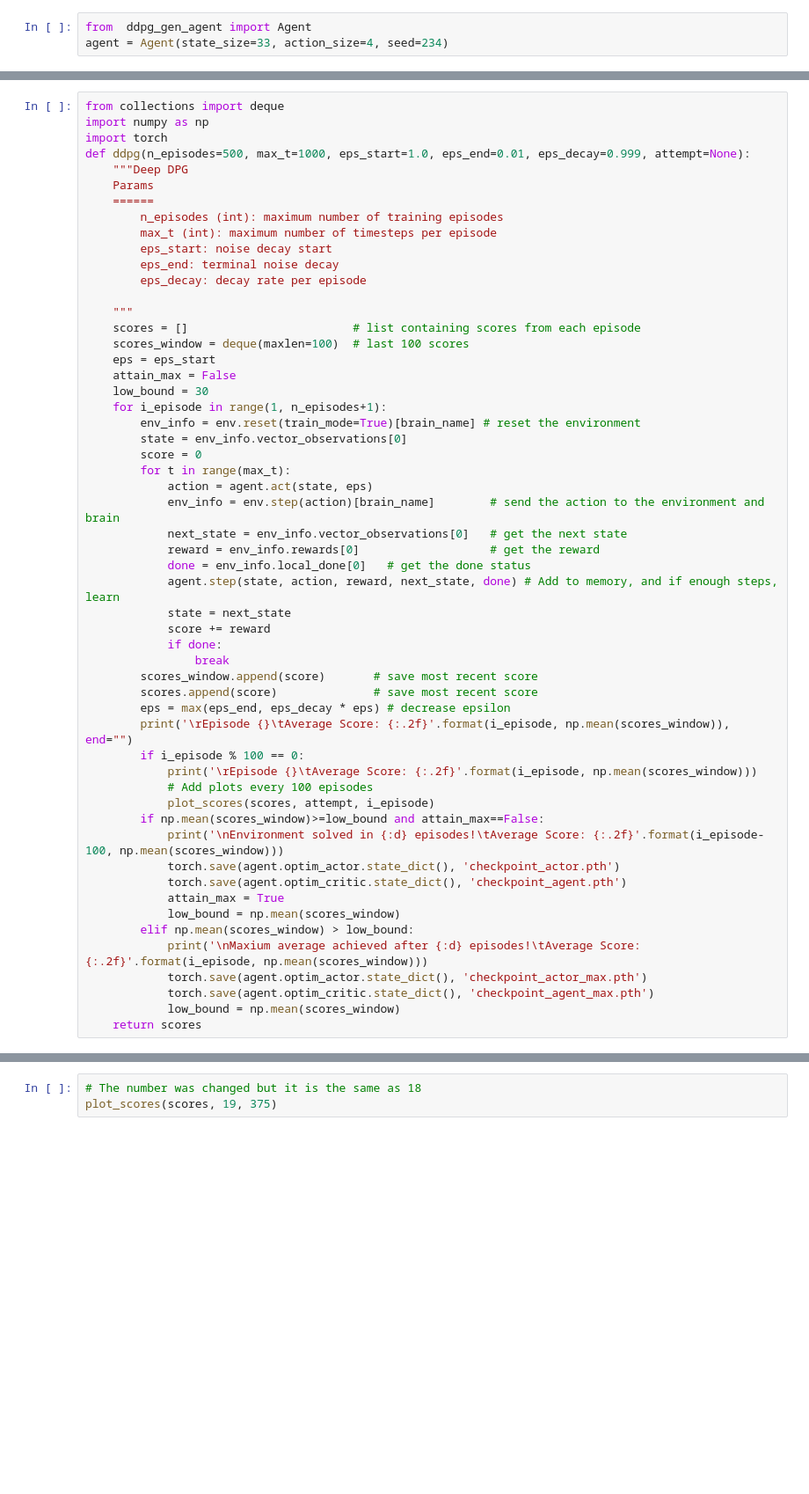
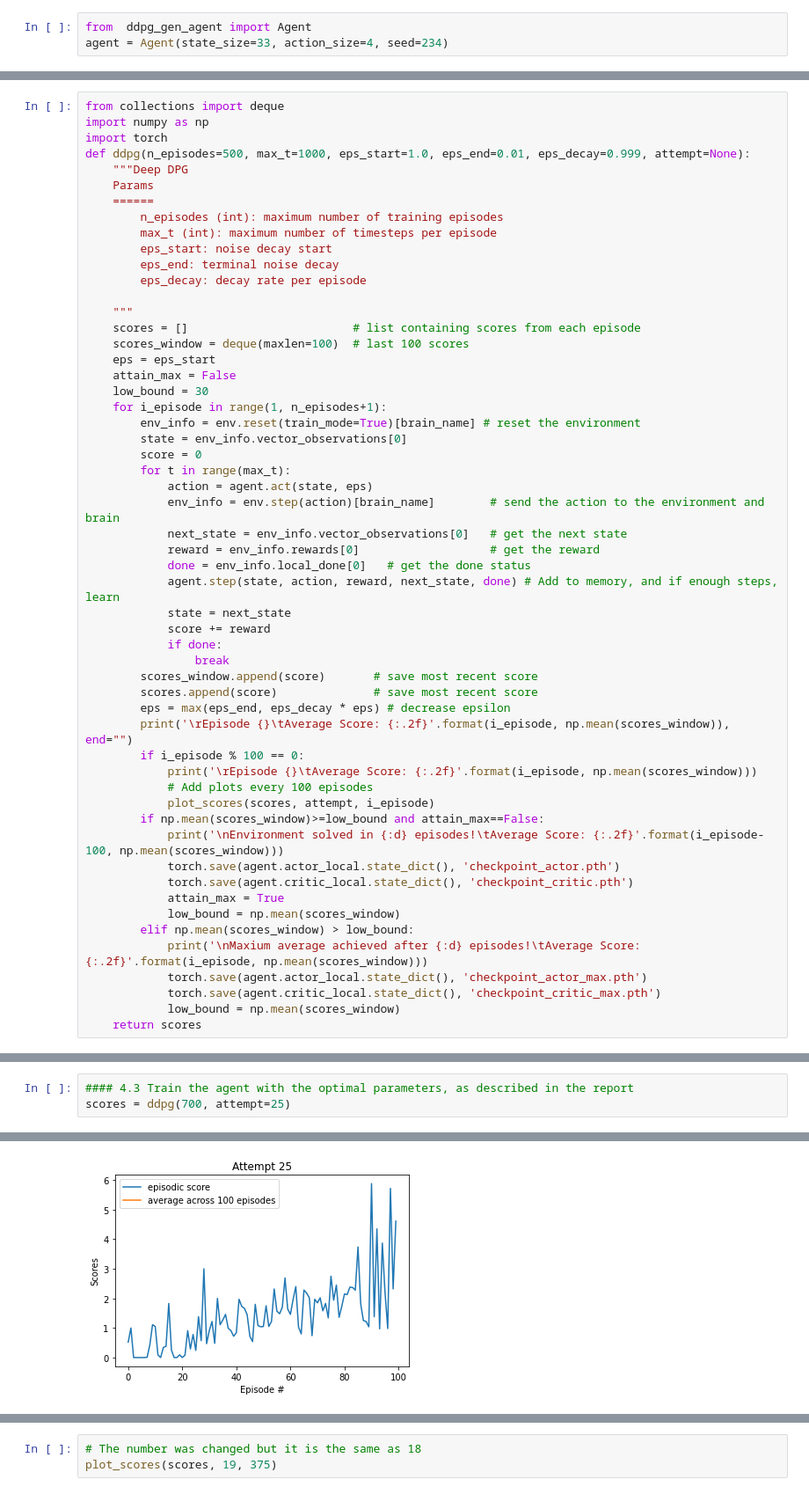
Before and after one commit to ruisp666/udacity_projects, a Jupyter notebook: DeepRL/Project2 Continuous Control/Continuous_Control_solution.ipynb, the cells around one changed output, grey strips where cells are left out. Shown: that part at 88% size. Saved outputs shown, nothing was run; the diff lists cells and outputs as text; blank space fills up the shorter version.

Commit message:
Adding the complete notebook with the run on trained agent

```diff
--- a/DeepRL/Project2 Continuous Control/Continuous_Control_solution.ipynb
+++ b/DeepRL/Project2 Continuous Control/Continuous_Control_solution.ipynb
@@ -152,13 +152,13 @@ def ddpg(n_episodes=500, max_t=1000, eps_start=1.0, eps_end=0.01, eps_decay=0.99
             plot_scores(scores, attempt, i_episode)
         if np.mean(scores_window)>=low_bound and attain_max==False:
             print('\nEnvironment solved in {:d} episodes!\tAverage Score: {:.2f}'.format(i_episode-100, np.mean(scores_window)))
-            torch.save(agent.optim_actor.state_dict(), 'checkpoint_actor.pth')
-            torch.save(agent.optim_critic.state_dict(), 'checkpoint_agent.pth')
+            torch.save(agent.actor_local.state_dict(), 'checkpoint_actor.pth')
+            torch.save(agent.critic_local.state_dict(), 'checkpoint_critic.pth')
             attain_max = True
             low_bound = np.mean(scores_window)
         elif np.mean(scores_window) > low_bound:
             print('\nMaxium average achieved after {:d} episodes!\tAverage Score: {:.2f}'.format(i_episode, np.mean(scores_window)))
-            torch.save(agent.optim_actor.state_dict(), 'checkpoint_actor_max.pth')
-            torch.save(agent.optim_critic.state_dict(), 'checkpoint_agent_max.pth')
+            torch.save(agent.actor_local.state_dict(), 'checkpoint_actor_max.pth')
+            torch.save(agent.critic_local.state_dict(), 'checkpoint_critic_max.pth')
             low_bound = np.mean(scores_window)
     return scores
@@ -210,0 +165,4 @@ Episode 700     Average Score: 18.53
+# %%
+#### 4.3 Train the agent with the optimal parameters, as described in the report
+scores = ddpg(700, attempt=25)
+# %% [output]
@@ -210,0 +170 @@ Episode 700     Average Score: 18.53
+[figure, added]
```
Also changed, not shown: parts of 37 cells of this notebook, 9 other files.
